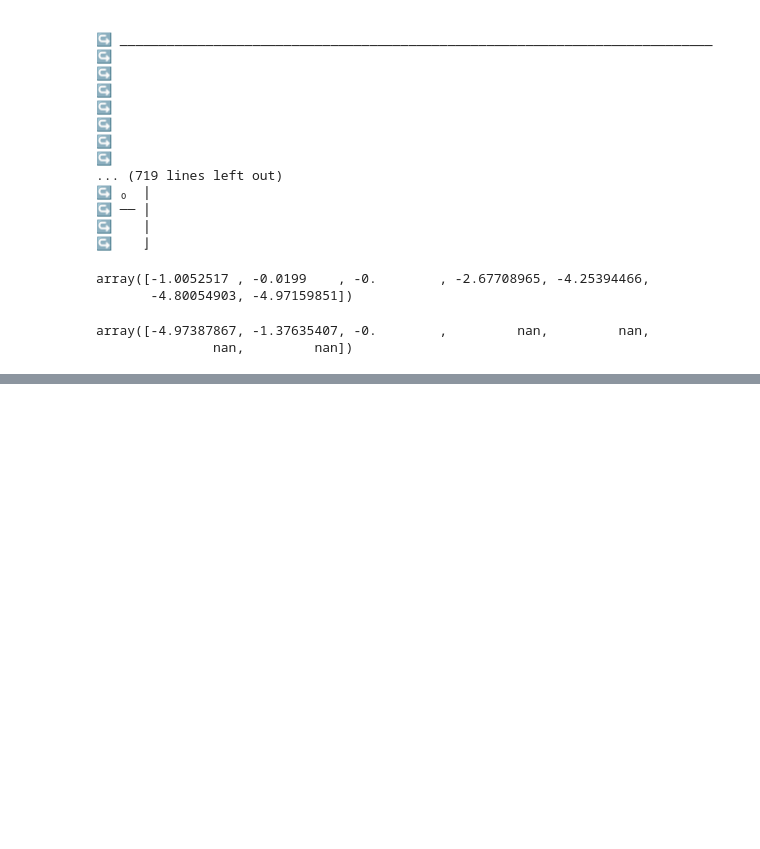
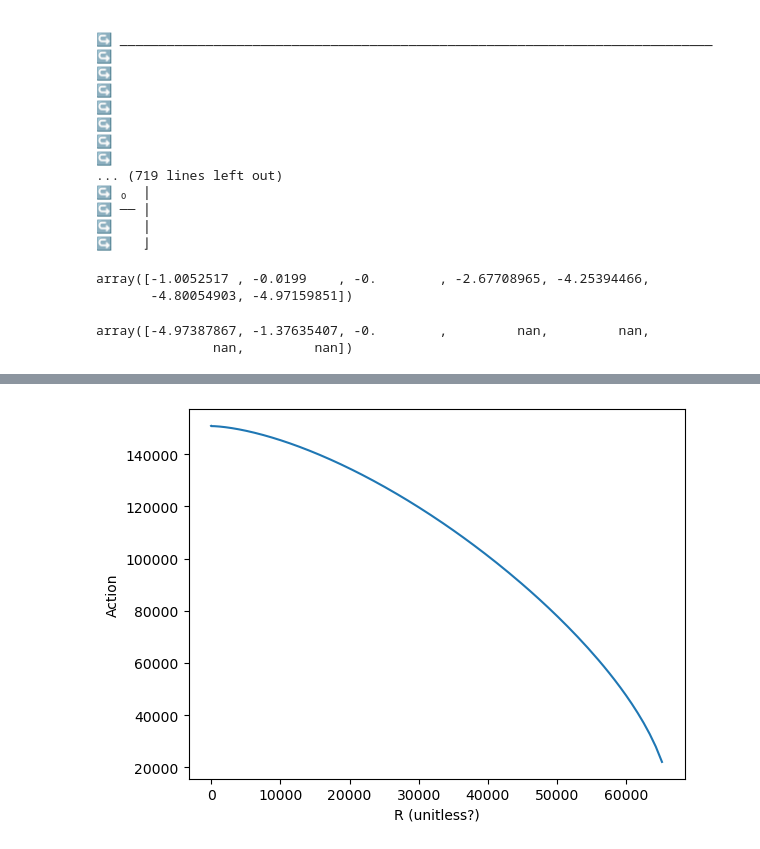
Before and after one commit to Bkorotko03/HoloProj, a Jupyter notebook: UnPertBTZ250920.ipynb, the cells around one changed output, grey strips where cells are left out. Drawn from its saved outputs; the diff is of its cells as text; code cells hidden in the pictures; blank space fills up the shorter version.

```diff
--- a/UnPertBTZ250920.ipynb
+++ b/UnPertBTZ250920.ipynb
@@ -256,0 +206,8 @@ $\displaystyle \left[ \right]$
+# %%
+plt.plot(R[:-1],-s)
+plt.xlabel('R (unitless?)')
+plt.ylabel('Action')
+plt.show()
+plt.close()
+# %% [output]
+[figure, added]
```
Also changed, not shown: parts of 10 cells of this notebook.
